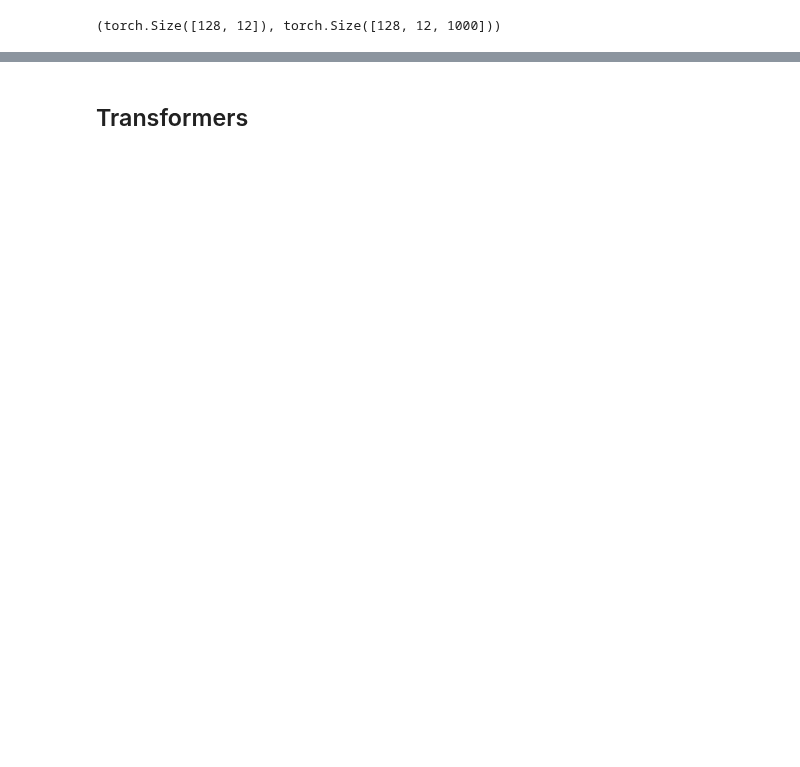
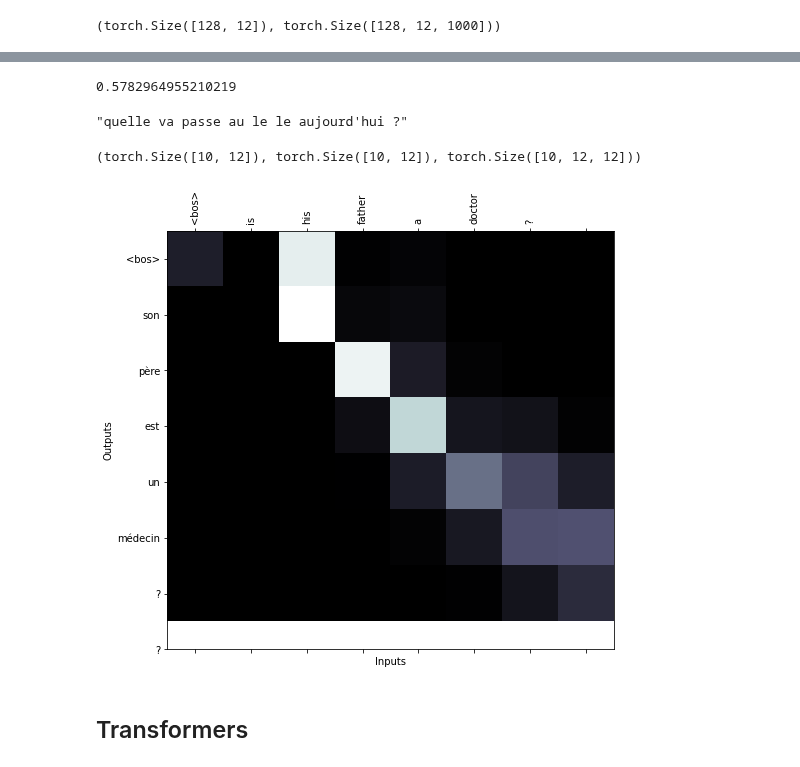
Before and after one commit to rkingery/notebooks, a Jupyter notebook: nlp-review-advanced.ipynb, the cells around one changed output, grey strips where cells are left out. Saved outputs shown, nothing was run; the diff lists cells and outputs as text; code cells hidden in the pictures; blank space fills up the shorter version.

```diff
--- a/nlp-review-advanced.ipynb
+++ b/nlp-review-advanced.ipynb
@@ -673,9 +647,9 @@ Yhat.shape
 torch.Size([10595, 12, 5000])
 # %%
 i = 101
-y = Y_test[i]
-yhat = Yhat[i].detach().sigmoid().numpy().tolist()
-best, scores = beam_search(yhat, beam_width=10, return_type='list')
-print(best[0])
+y = Y_test[i].cpu()
+yhat = Yhat[i].detach().cpu().sigmoid().numpy().tolist()
+indices, scores = beam_search(yhat, beam_width=10, return_type='list')
+print(indices[0])
 print(scores)
 # %% [output]
@@ -848,2 +881,53 @@ translate(model, 'Who are you?'), translate(model, 'Stop!'), translate(model, 'W
+# %%
+specials = ['<bos>', '<eos>', '<pad>']
+X_text = nums_to_text(X_test.cpu().numpy().tolist(), itos_en, strip_specials=[])
+Y_text = nums_to_text(Y_test.cpu().numpy().tolist(), itos_fr, strip_specials=specials)
+Yhat_text = predict(X_text, model, as_text=True, strip_specials=specials)
+get_bleu_scores(Yhat_text, Y_text, max_n=1, weights=[1])
+# %% [output]
+0.5782964955210219
+# %%
+translate(model, 'What is going on in the world today?')
+# %% [output]
+"quelle va passe au le le aujourd'hui ?"
+# %%
+x = X_test[:10]
+yhat, attns = model(x, store_attention=True)
+x, yhat, attns = x.cpu(), yhat.detach().cpu().argmax(-1), attns.detach().cpu()
+x.shape, yhat.shape, attns.shape
+# %% [output]
+(torch.Size([10, 12]), torch.Size([10, 12]), torch.Size([10, 12, 12]))
+# %%
+def viz_attention(input, output, attn, itos_in, itos_out, specials=specials):
+    import matplotlib.ticker as ticker
+
+    in_words = [itos_in[idx] for idx in input]
+    out_words = [itos_out[idx] for idx in output]
+    in_words = [word for word in in_words if word not in specials]
+    out_words = [word for word in out_words if word not in specials]
+
+    grid = attn.numpy()[:len(in_words), :len(out_words)]
+
+    fig, ax = plt.subplots(figsize=(8,8))
+    cax = ax.matshow(grid, cmap='bone')
+    # fig.colorbar(cax)
+
+    ax.xaxis.set_ticks(range(len(in_words)))
+    ax.yaxis.set_ticks(range(len(out_words)))
+    ax.set_xticklabels(in_words, rotation=90)
+    ax.set_yticklabels(out_words)
+
+    ax.xaxis.set_major_locator(ticker.MultipleLocator(1))
+    ax.yaxis.set_major_locator(ticker.MultipleLocator(1))
+
+    ax.set_xlabel('Inputs')
+    ax.set_ylabel('Outputs')
+
+    plt.show()
+
+idx = 3
+viz_attention(x[idx], yhat[idx], attns[idx], itos_en, itos_fr, specials=['<eos>', '<pad>'])
+# %% [output]
+[figure, added]
 # %% [markdown]
 ## Transformers
```
Also changed, not shown: parts of 26 cells of this notebook.
